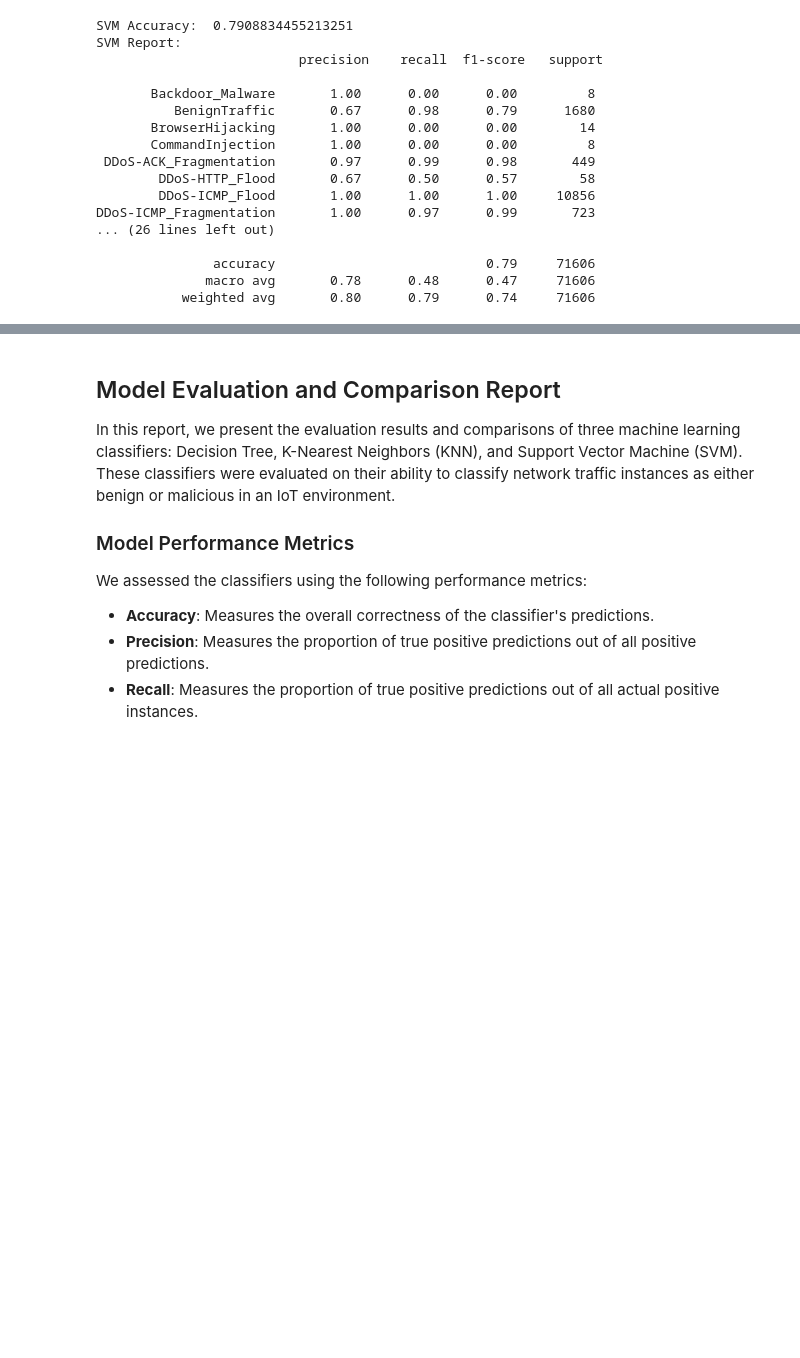
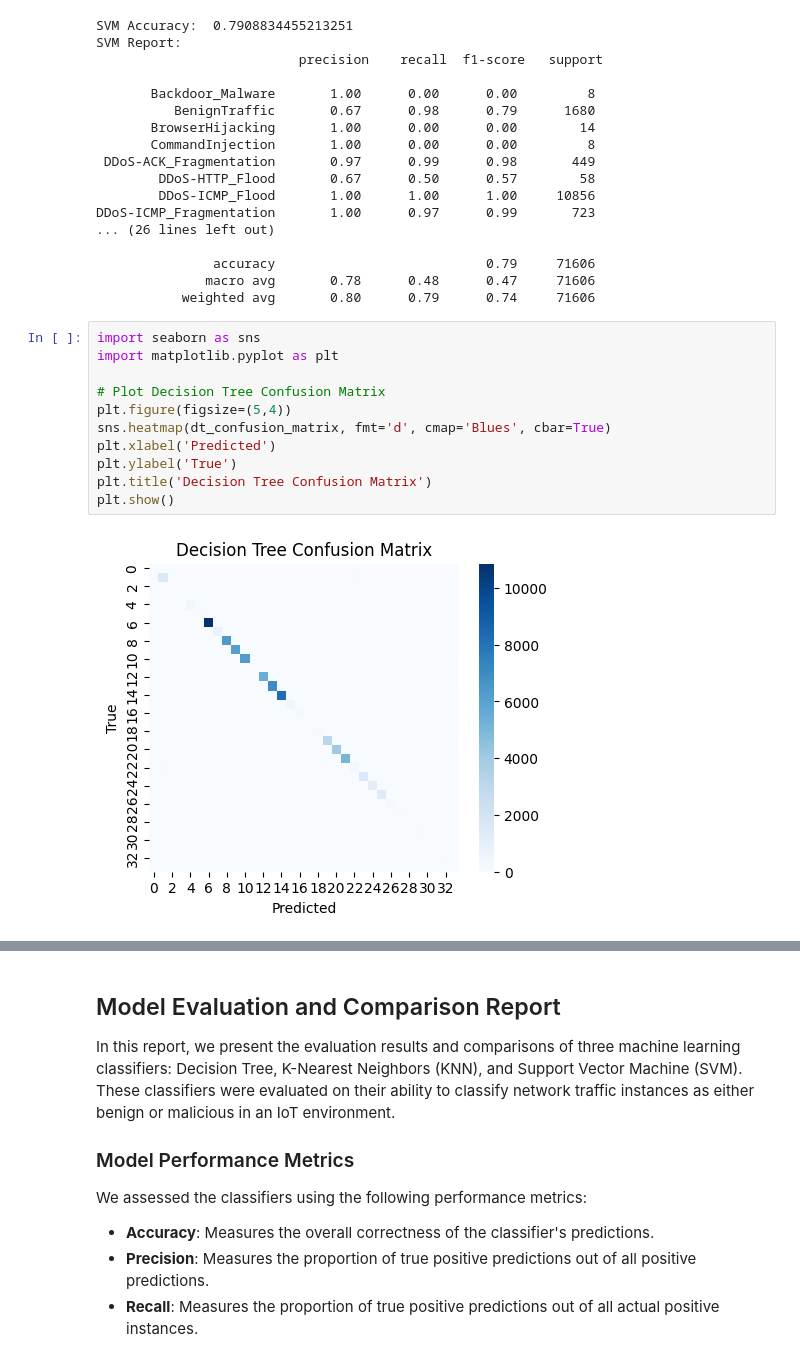
Before and after one commit to JosueMolinaMorales/CyberAI, a Jupyter notebook: Assignment2/Assignment2.ipynb, the cells around one changed output, grey strips where cells are left out. Cells and saved outputs as stored; diff of their text form; blank space fills up the shorter version.

```diff
--- a/Assignment2/Assignment2.ipynb
+++ b/Assignment2/Assignment2.ipynb
@@ -351,3 +361,16 @@ DDoS-ICMP_Fragmentation       1.00      0.97      0.99       723
                accuracy                           0.79     71606
               macro avg       0.78      0.48      0.47     71606
            weighted avg       0.80      0.79      0.74     71606
+# %%
+import seaborn as sns
+import matplotlib.pyplot as plt
+
+# Plot Decision Tree Confusion Matrix
+plt.figure(figsize=(5,4))
+sns.heatmap(dt_confusion_matrix, fmt='d', cmap='Blues', cbar=True)
+plt.xlabel('Predicted')
+plt.ylabel('True')
+plt.title('Decision Tree Confusion Matrix')
+plt.show()
+# %% [output]
+[figure, added]
```
Also changed, not shown: parts of 5 cells of this notebook, 1 other file.
